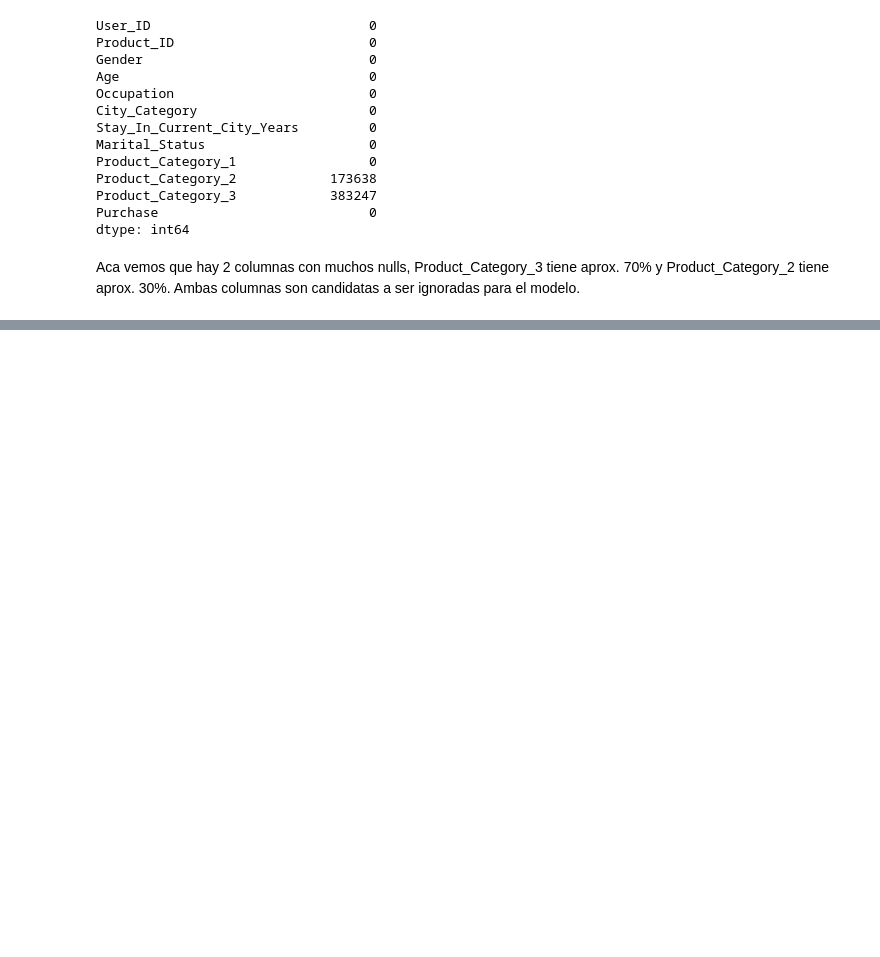
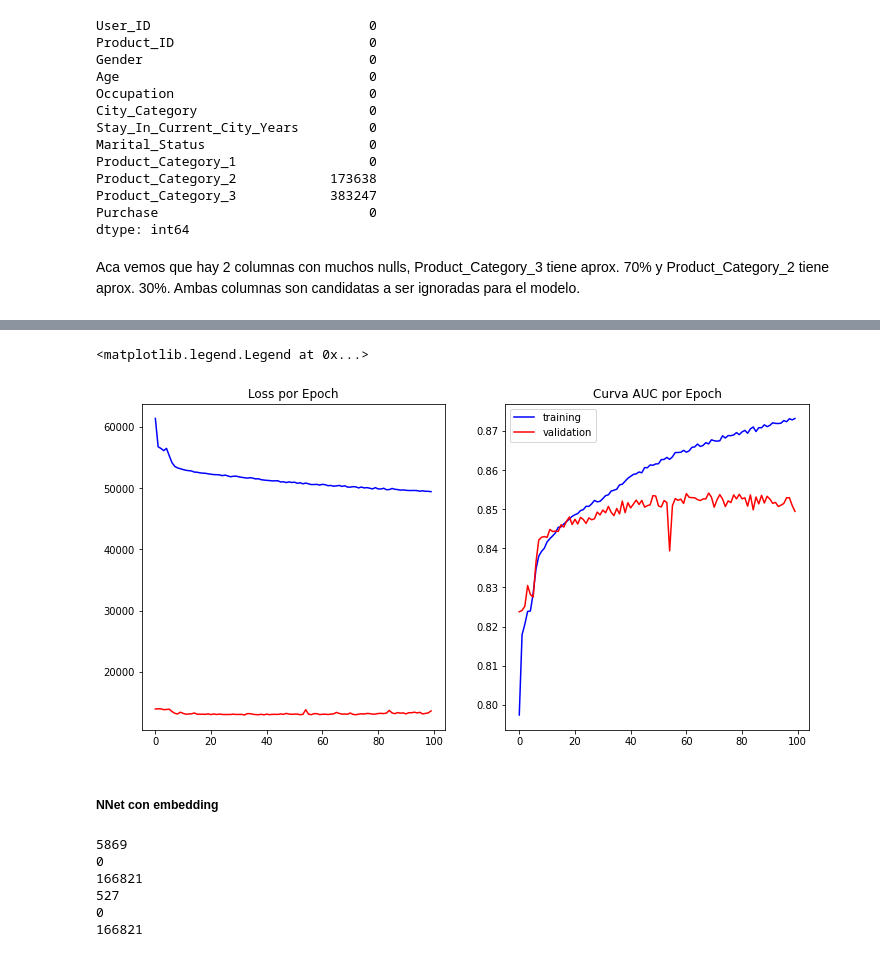
Before and after one commit to lrivela/ap-rivela, a Jupyter notebook: examen/rivela-examen-ap-coh5.ipynb, the cells around one changed output, grey strips where cells are left out. Cells and saved outputs as stored; diff of their text form; code cells hidden in the pictures; blank space fills up the shorter version.

```diff
--- a/examen/rivela-examen-ap-coh5.ipynb
+++ b/examen/rivela-examen-ap-coh5.ipynb
@@ -513,0 +727,6 @@ Aca vemos que hay 2 columnas con muchos nulls, Product_Category_3 tiene aprox. 7
+# %%
+train = MyDataset(X_train, y_train)
+validation = MyDataset(X_valid, y_valid)
+# %%
+train_dataloader = DataLoader(train, batch_size=64, shuffle=True)
+valid_dataloader = DataLoader(validation, batch_size=64, shuffle=True)
@@ -513,0 +768,12 @@ Aca vemos que hay 2 columnas con muchos nulls, Product_Category_3 tiene aprox. 7
+# %%
+nnet = NNet()
+optimizer = torch.optim.Adam(nnet.parameters(), lr=0.001)
+loss_function = torch.nn.BCEWithLogitsLoss(reduction="sum")
+
+device = ""
+if torch.cuda.is_available():
+  device = "cuda:0"
+else:
+  device = "cpu"
+# %%
+EPOCHS = 100
@@ -513,0 +871,21 @@ Aca vemos que hay 2 columnas con muchos nulls, Product_Category_3 tiene aprox. 7
+# %%
+fig = plt.figure(figsize=(25, 6))
+
+iax0 = fig.add_subplot(141)
+iax0.set_title('Loss por Epoch')
+x = range(0, len(loss_list))
+iax0.plot(x, loss_list, label='training', c='blue')
+iax0.plot(x, validation_loss_list, label='validation', c='red')
+
+iax1 = fig.add_subplot(142)
+iax1.set_title('Curva AUC por Epoch')
+x = range(0, len(train_auc))
+iax1.plot(x, train_auc, label='training', c='blue')
+iax1.plot(x, validation_auc, label='validation', c='red')
+
+plt.legend()
+# %% [output]
+<matplotlib.legend.Legend at 0x...>
+[figure, added]
+# %% [markdown]
+##### NNet con embedding
@@ -513,0 +906,15 @@ Aca vemos que hay 2 columnas con muchos nulls, Product_Category_3 tiene aprox. 7
+# %%
+print(max(users_idx))
+print(min(users_idx))
+print(len(users_idx))
+
+print(max(products_idx))
+print(min(products_idx))
+print(len(products_idx))
+# %% [output]
+5869
+0
+166821
+527
+0
+166821
```
Also changed, not shown: parts of 42 cells of this notebook.
